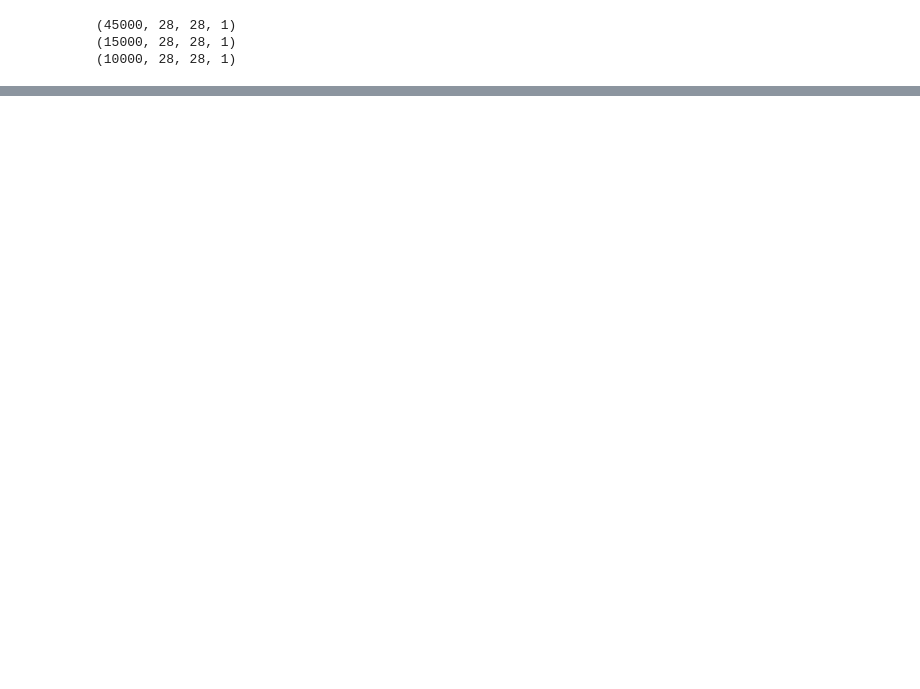
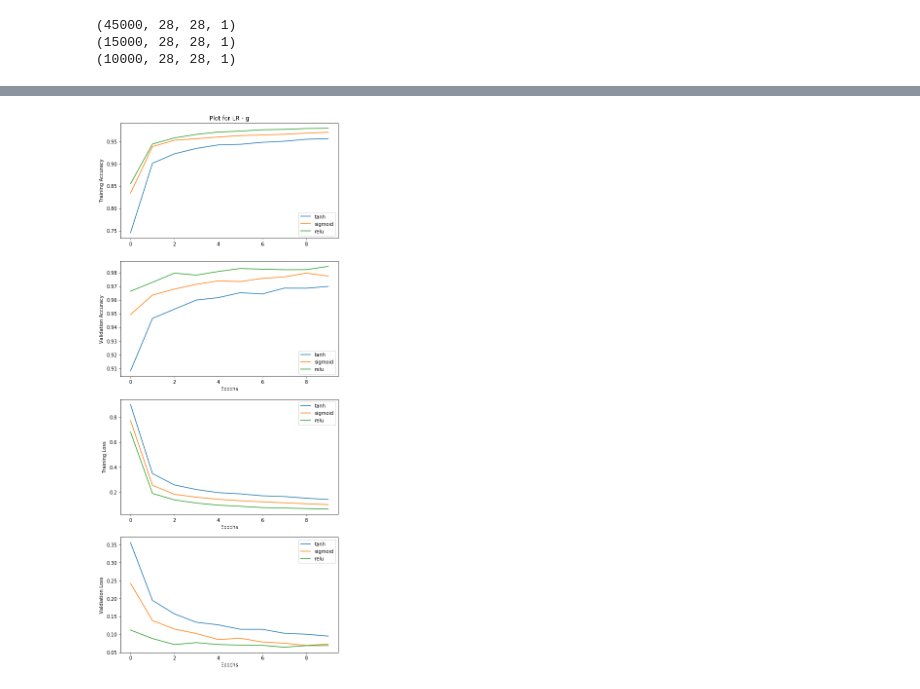
Before and after one commit to hrshagrwl/cnn-mnist-classification, a Jupyter notebook: CNN-grid_search.ipynb, the cells around one changed output, grey strips where cells are left out. Saved outputs shown, nothing was run; the diff lists cells and outputs as text; code cells hidden in the pictures; blank space fills up the shorter version.

```diff
--- a/CNN-grid_search.ipynb
+++ b/CNN-grid_search.ipynb
@@ -134,0 +291,4 @@ accuracy_score(y_test, op[1])
+# %%
+plotFor('g', 0)
+# %% [output]
+[figure, added]
```
Also changed, not shown: parts of 15 cells of this notebook, 19 other files.
